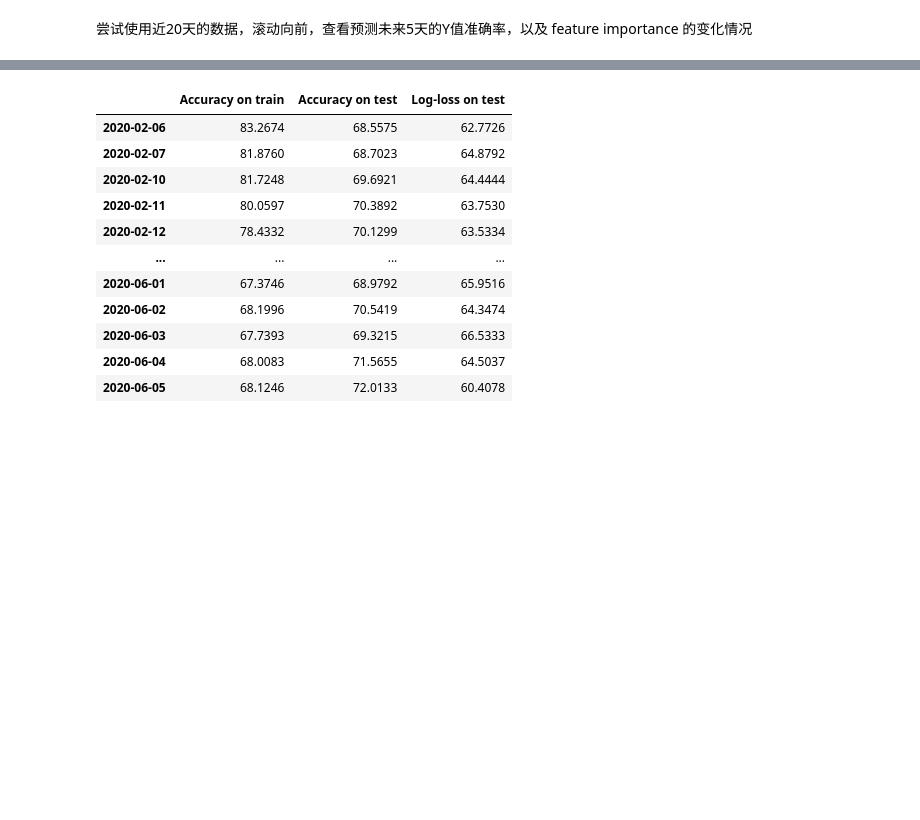
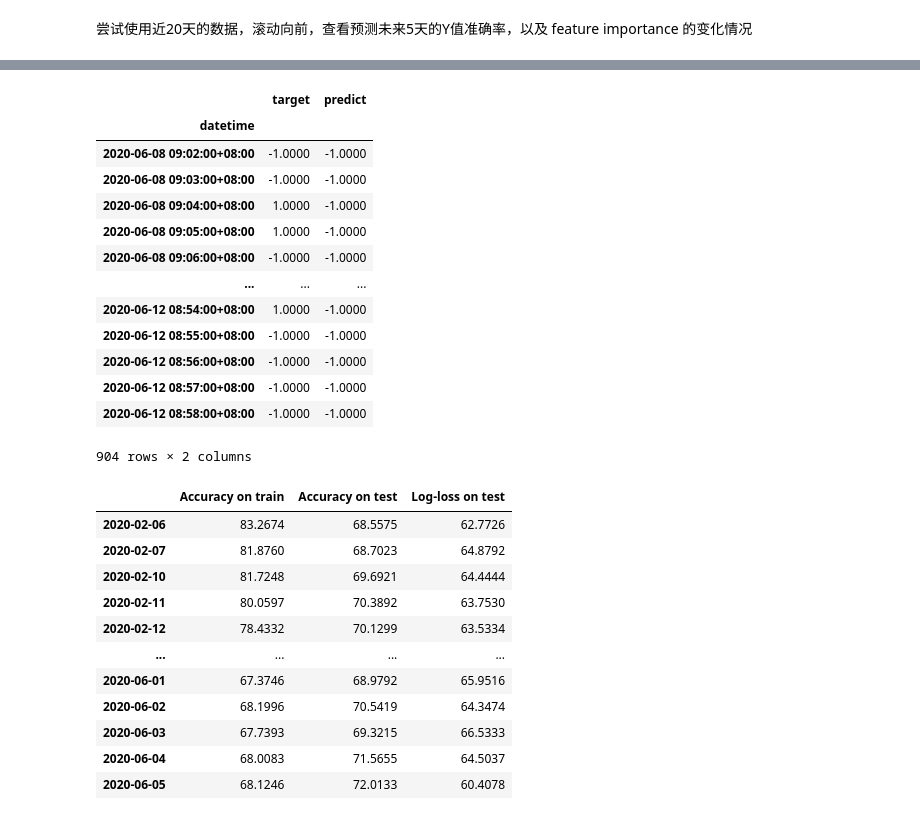
Before and after one commit to mmmaaaggg/vnpy_mass, a Jupyter notebook: strategies/multi_factor_research.ipynb, the cells around one changed output, grey strips where cells are left out. Drawn from its saved outputs; the diff is of its cells as text; code cells hidden in the pictures; blank space fills up the shorter version.

```diff
--- a/strategies/multi_factor_research.ipynb
+++ b/strategies/multi_factor_research.ipynb
@@ -250,3 +337,20 @@ for idx in range(win_size_days, date_s.shape[0]-predict_future_n_days):
+# %%
+pd.DataFrame({'target':sub_y_test_arr, 'predict':sub_y_test_pred})
+# %% [output]
+|  | target | predict |
+| datetime |  |  |
+| 2020-06-08 09:02:00+08:00 | -1.0000 | -1.0000 |
+| 2020-06-08 09:03:00+08:00 | -1.0000 | -1.0000 |
+| 2020-06-08 09:04:00+08:00 | 1.0000 | -1.0000 |
+| 2020-06-08 09:05:00+08:00 | 1.0000 | -1.0000 |
+| 2020-06-08 09:06:00+08:00 | -1.0000 | -1.0000 |
+| ... | ... | ... |
+| 2020-06-12 08:54:00+08:00 | 1.0000 | -1.0000 |
+| 2020-06-12 08:55:00+08:00 | -1.0000 | -1.0000 |
+| 2020-06-12 08:56:00+08:00 | -1.0000 | -1.0000 |
+| 2020-06-12 08:57:00+08:00 | -1.0000 | -1.0000 |
+| 2020-06-12 08:58:00+08:00 | -1.0000 | -1.0000 |
+904 rows × 2 columns
 # %%
 predict_df = pd.DataFrame(predict_dic).T
 predict_df.plot()
```
Also changed, not shown: parts of 14 cells of this notebook, 2 other files.
